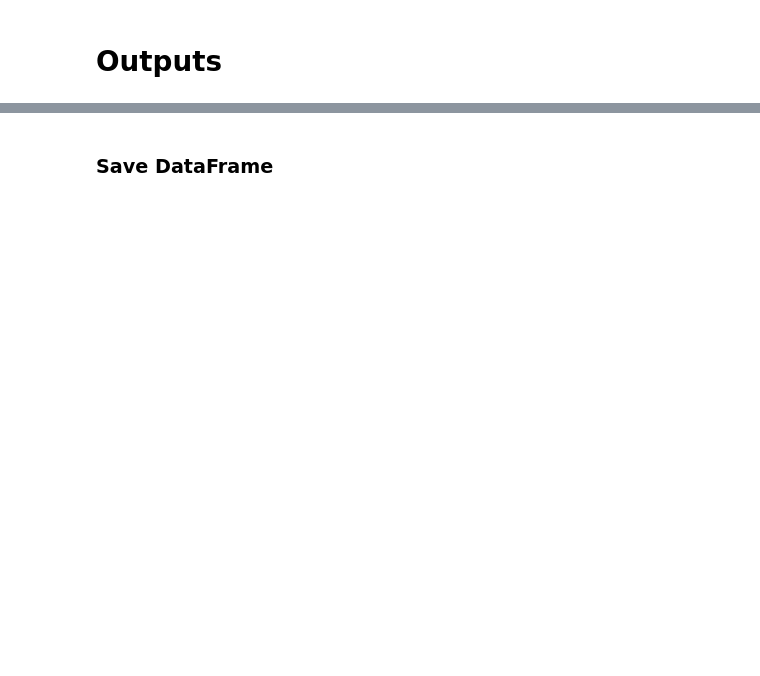
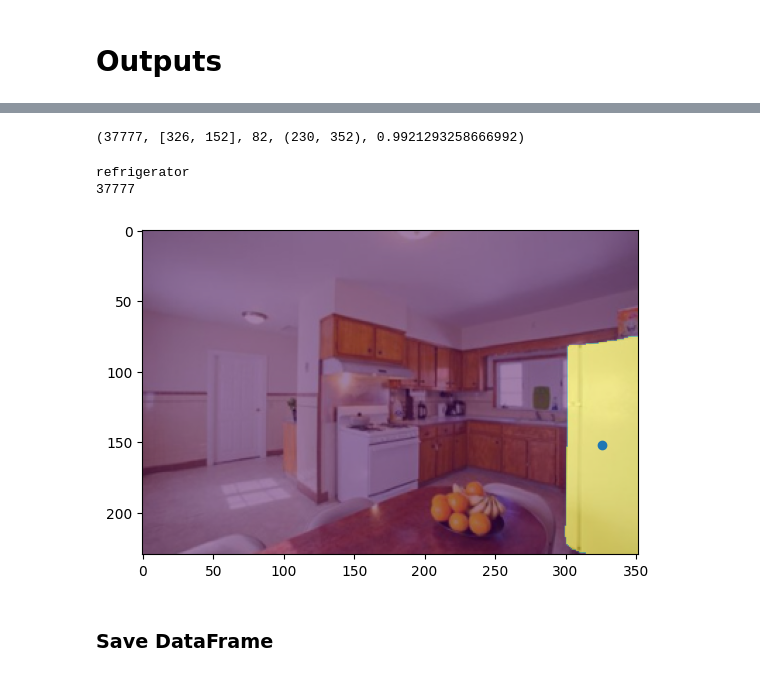
Before and after one commit to simoneangarano/BenchSAM, a Jupyter notebook: MobileSAM Test.ipynb, the cells around one changed output, grey strips where cells are left out. Saved outputs shown, nothing was run; the diff lists cells and outputs as text; code cells hidden in the pictures; blank space fills up the shorter version.

```diff
--- a/MobileSAM Test.ipynb
+++ b/MobileSAM Test.ipynb
@@ -145,9 +185,17 @@ name, prompt, p_class, mask, score = get_masks()
 # %%
-i = 0
-name[i], prompt[i], p_class[i], mask[i], score[i]
+i = 1
+name[i], prompt[i], p_class[i], mask[i].shape, score[i]
+# %% [output]
+(37777, [326, 152], 82, (230, 352), 0.9921293258666992)
 # %%
-plt.imshow(mask[i])
+im = Image.open('../Datasets/coco-2017/val2017/' + str(name[i]).zfill(12) + '.jpg')
+plt.imshow(im)
+plt.imshow(mask[i], alpha=0.5)
 print(dataset.classes[p_class[i]])
 print(name[i])
 plt.scatter(*prompt[i])
 plt.show()
+# %% [output]
+refrigerator
+37777
+[figure, added]
```
Also changed, not shown: parts of 27 cells of this notebook, 4 other files.
